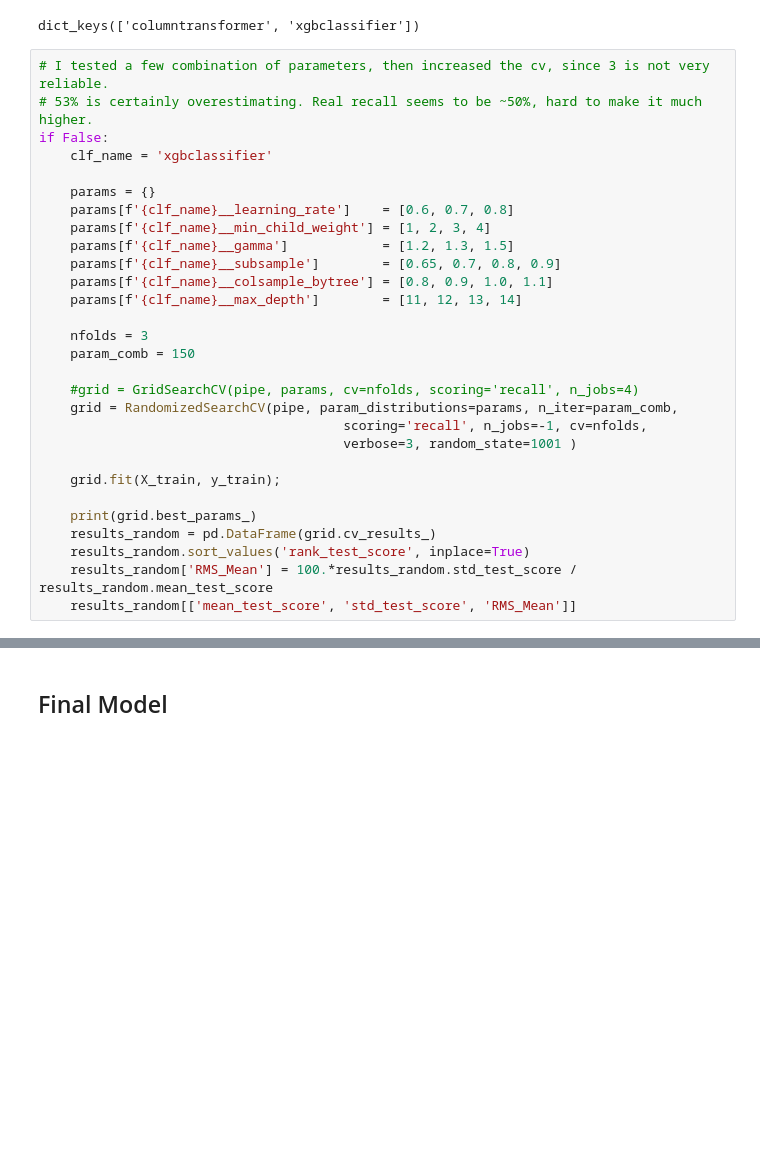
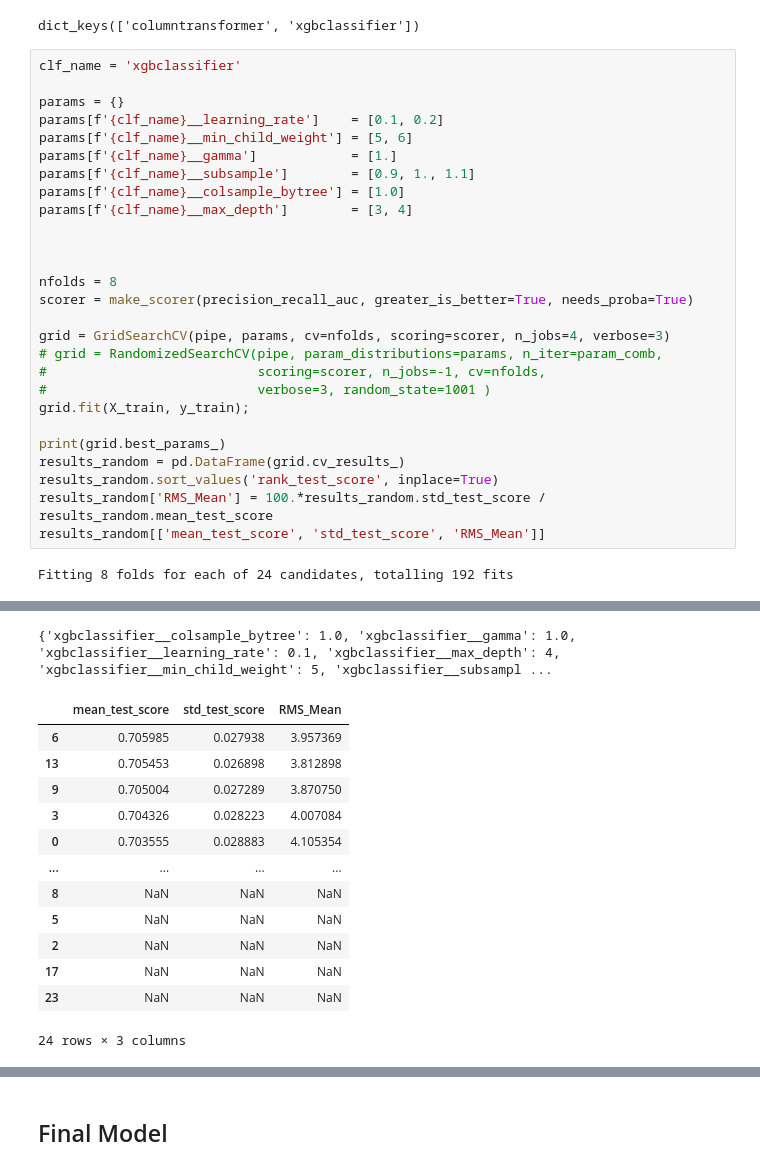
Before and after one commit to gcsantucci/churn_TopBank, a Jupyter notebook: churn_analysis.ipynb, the cells around one changed output, grey strips where cells are left out. Drawn from its saved outputs; the diff is of its cells as text; blank space fills up the shorter version.

```diff
--- a/churn_analysis.ipynb
+++ b/churn_analysis.ipynb
@@ -1709,31 +1723,31 @@ pipe.named_steps.keys()
 # %% [output]
 dict_keys(['columntransformer', 'xgbclassifier'])
 # %%
-# I tested a few combination of parameters, then increased the cv, since 3 is not very reliable.
-# 53% is certainly overestimating. Real recall seems to be ~50%, hard to make it much higher.
-if False:
-    clf_name = 'xgbclassifier'
+clf_name = 'xgbclassifier'
 
-    params = {}
-    params[f'{clf_name}__learning_rate']    = [0.6, 0.7, 0.8]
-    params[f'{clf_name}__min_child_weight'] = [1, 2, 3, 4]
-    params[f'{clf_name}__gamma']            = [1.2, 1.3, 1.5]
-    params[f'{clf_name}__subsample']        = [0.65, 0.7, 0.8, 0.9]
-    params[f'{clf_name}__colsample_bytree'] = [0.8, 0.9, 1.0, 1.1]
-    params[f'{clf_name}__max_depth']        = [11, 12, 13, 14]
+params = {}
+params[f'{clf_name}__learning_rate']    = [0.1, 0.2]
+params[f'{clf_name}__min_child_weight'] = [5, 6]
+params[f'{clf_name}__gamma']            = [1.]
+params[f'{clf_name}__subsample']        = [0.9, 1., 1.1]
+params[f'{clf_name}__colsample_bytree'] = [1.0]
+params[f'{clf_name}__max_depth']        = [3, 4]
 
-    nfolds = 3
-    param_comb = 150
 
-    #grid = GridSearchCV(pipe, params, cv=nfolds, scoring='recall', n_jobs=4)
-    grid = RandomizedSearchCV(pipe, param_distributions=params, n_iter=param_comb,
-                                       scoring='recall', n_jobs=-1, cv=nfolds,
-                                       verbose=3, random_state=1001 )
 
-    grid.fit(X_train, y_train);
+nfolds = 8
+scorer = make_scorer(precision_recall_auc, greater_is_better=True, needs_proba=True)
 
-    print(grid.best_params_)
-    results_random = pd.DataFrame(grid.cv_results_)
-    results_random.sort_values('rank_test_score', inplace=True)
-    results_random['RMS_Mean'] = 100.*results_random.std_test_score / results_random.mean_test_score
-    results_random[['mean_test_score', 'std_test_score', 'RMS_Mean']]
+grid = GridSearchCV(pipe, params, cv=nfolds, scoring=scorer, n_jobs=4, verbose=3)
+# grid = RandomizedSearchCV(pipe, param_distributions=params, n_iter=param_comb,
+#                           scoring=scorer, n_jobs=-1, cv=nfolds,
+#                           verbose=3, random_state=1001 )
+grid.fit(X_train, y_train);
+
+print(grid.best_params_)
+results_random = pd.DataFrame(grid.cv_results_)
+results_random.sort_values('rank_test_score', inplace=True)
+results_random['RMS_Mean'] = 100.*results_random.std_test_score / results_random.mean_test_score
+results_random[['mean_test_score', 'std_test_score', 'RMS_Mean']]
+# %% [output]
+Fitting 8 folds for each of 24 candidates, totalling 192 fits
@@ -1740,3 +1758,17 @@ if False:
+{'xgbclassifier__colsample_bytree': 1.0, 'xgbclassifier__gamma': 1.0, 'xgbclassifier__learning_rate': 0.1, 'xgbclassifier__max_depth': 4, 'xgbclassifier__min_child_weight': 5, 'xgbclassifier__subsampl ...
+|  | mean_test_score | std_test_score | RMS_Mean |
+| 6 | 0.705985 | 0.027938 | 3.957369 |
+| 13 | 0.705453 | 0.026898 | 3.812898 |
+| 9 | 0.705004 | 0.027289 | 3.870750 |
+| 3 | 0.704326 | 0.028223 | 4.007084 |
+| 0 | 0.703555 | 0.028883 | 4.105354 |
+| ... | ... | ... | ... |
+| 8 | NaN | NaN | NaN |
+| 5 | NaN | NaN | NaN |
+| 2 | NaN | NaN | NaN |
+| 17 | NaN | NaN | NaN |
+| 23 | NaN | NaN | NaN |
+24 rows × 3 columns
 # %%
 clf_name = 'xgbclassifier'
 
```
Also changed, not shown: parts of 25 cells of this notebook, 11 other files.
